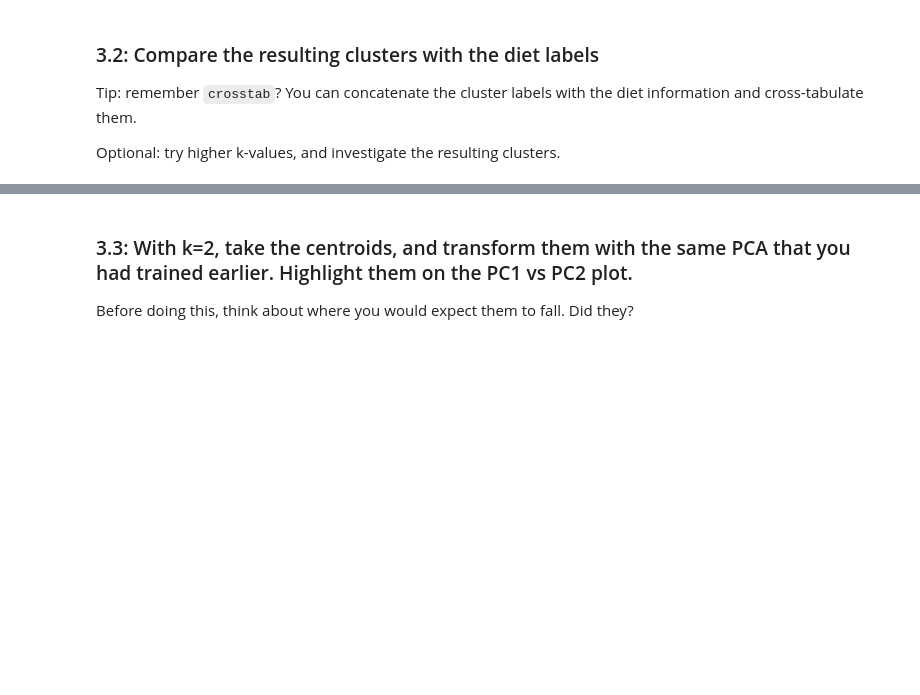
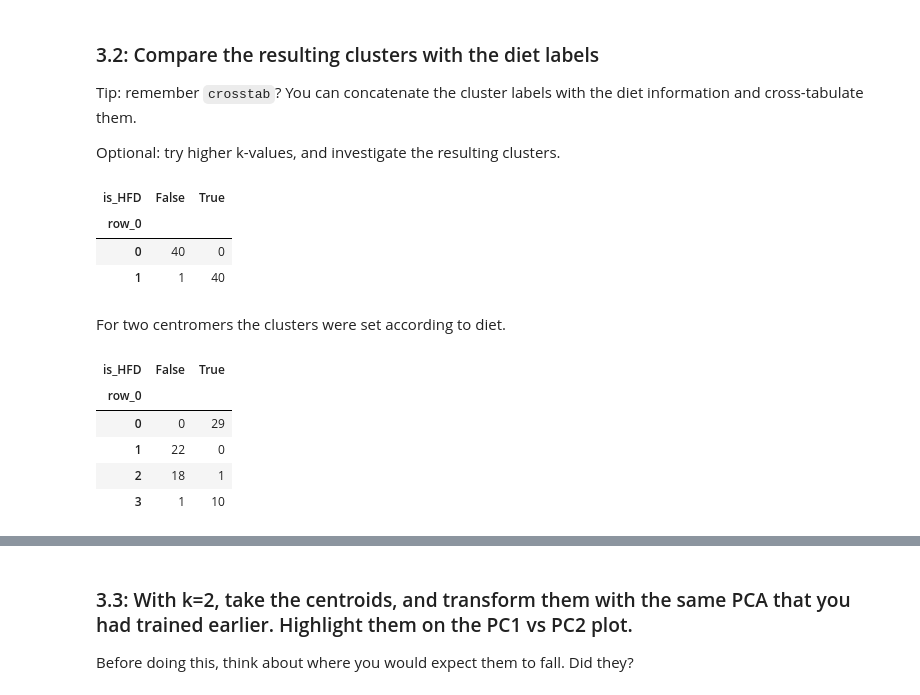
Before and after one commit to Osrip/Integrated_Bioinformatics, a Jupyter notebook: IntegratedBioinformatics/notebooks/Day7_Unsupervised_ML.ipynb, the cells around one changed output, grey strips where cells are left out. Saved outputs shown, nothing was run; the diff lists cells and outputs as text; code cells hidden in the pictures; blank space fills up the shorter version.

```diff
--- a/IntegratedBioinformatics/notebooks/Day7_Unsupervised_ML.ipynb
+++ b/IntegratedBioinformatics/notebooks/Day7_Unsupervised_ML.ipynb
@@ -448,3 +443,22 @@ ValueError: Input contains NaN, infinity or a value too large for dtype('float64
 Tip: remember `crosstab`? You can concatenate the cluster labels with the diet information and cross-tabulate them.
 
 Optional: try higher k-values, and investigate the resulting clusters.
+# %%
+pd.crosstab(res2.labels_, is_hfd)
+# %% [output]
+| is_HFD | False | True |
+| row_0 |  |  |
+| 0 | 40 | 0 |
+| 1 | 1 | 40 |
+# %% [markdown]
+For two centromers the clusters were set according to diet.
+# %%
+res4 = KMeans(n_clusters=4, random_state=0).fit(data)
+pd.crosstab(res4.labels_, is_hfd)
+# %% [output]
+| is_HFD | False | True |
+| row_0 |  |  |
+| 0 | 0 | 29 |
+| 1 | 22 | 0 |
+| 2 | 18 | 1 |
+| 3 | 1 | 10 |
```
Also changed, not shown: parts of 13 cells of this notebook.
